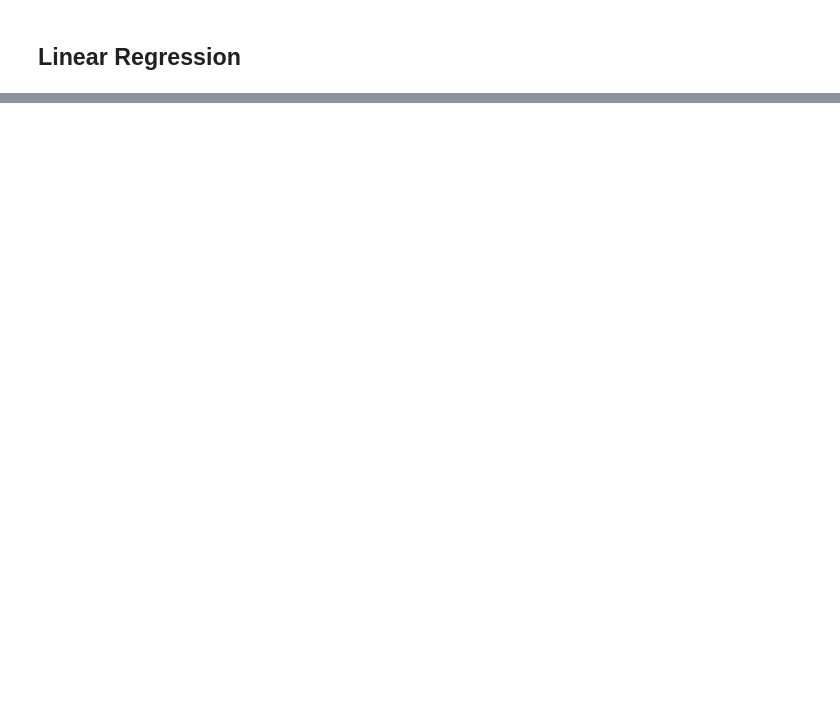
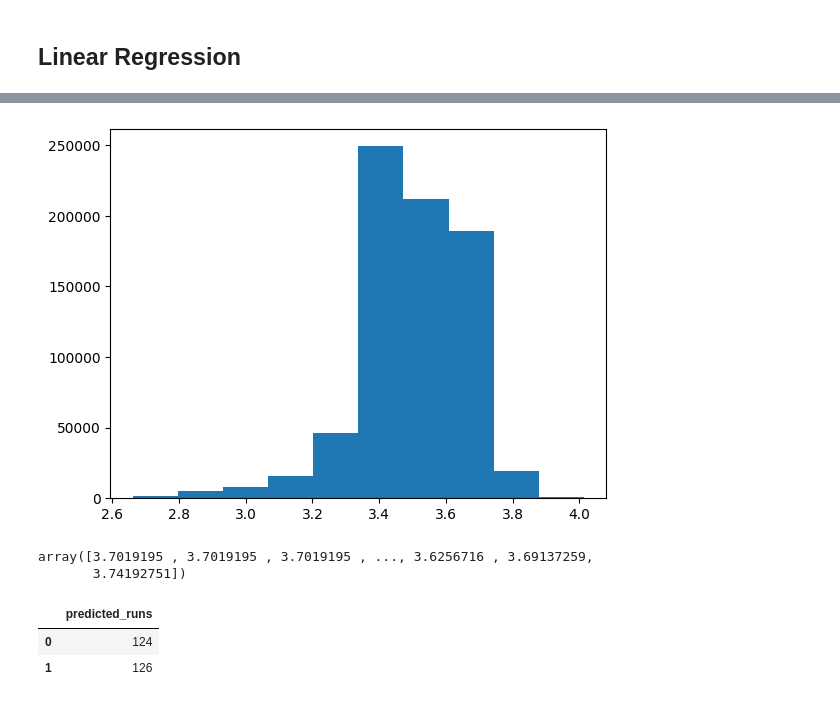
Before and after one commit to pyparul/ML_IPL_Score_Prediction, a Jupyter notebook: mymodelfile_regression.ipynb, the cells around one changed output, grey strips where cells are left out. Drawn from its saved outputs; the diff is of its cells as text; code cells hidden in the pictures; blank space fills up the shorter version.

```diff
--- a/mymodelfile_regression.ipynb
+++ b/mymodelfile_regression.ipynb
@@ -151,0 +161,4 @@ plt.show()
+# %%
+degree = 3
+# %%
+X_resampled = PolynomialFeatures(degree=degree).fit_transform(X_resampled)
@@ -151,0 +171,11 @@ plt.show()
+# %%
+
+plt.hist(lin.predict(X_resampled))
+plt.show()
+# %% [output]
+[figure, added]
+# %%
+lin.predict(X_resampled)
+# %% [output]
+array([3.7019195 , 3.7019195 , 3.7019195 , ..., 3.6256716 , 3.69137259,
+       3.74192751])
@@ -151,0 +239,6 @@ plt.show()
+# %%
+df
+# %% [output]
+|  | predicted_runs |
+| 0 | 124 |
+| 1 | 126 |
```
Also changed, not shown: parts of 11 cells of this notebook.
